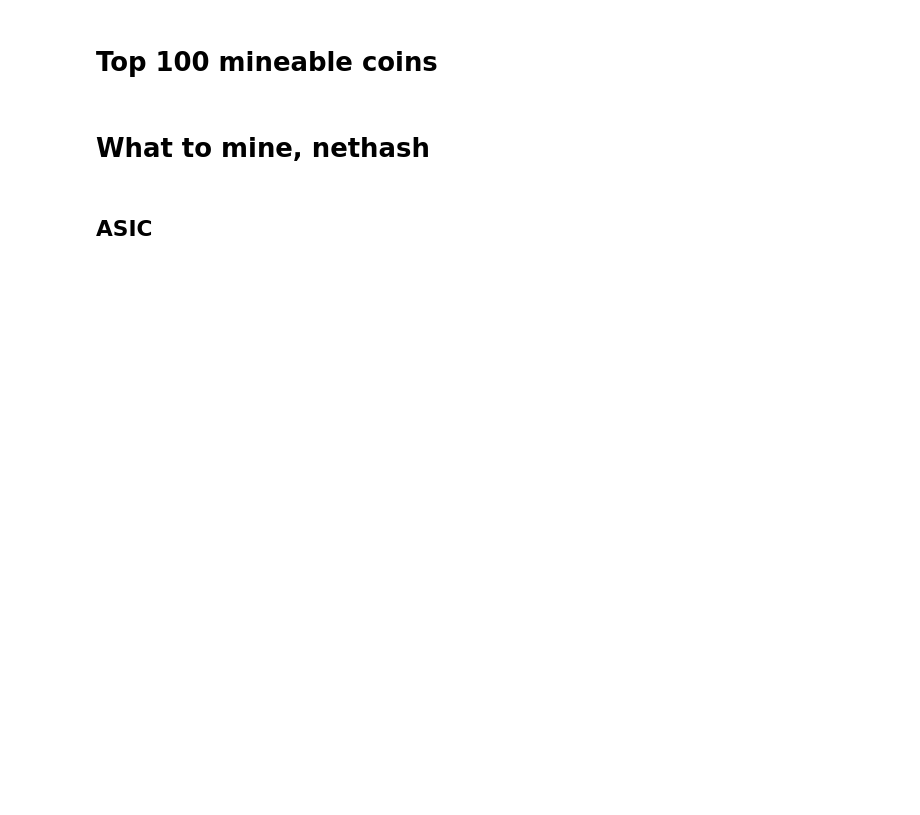
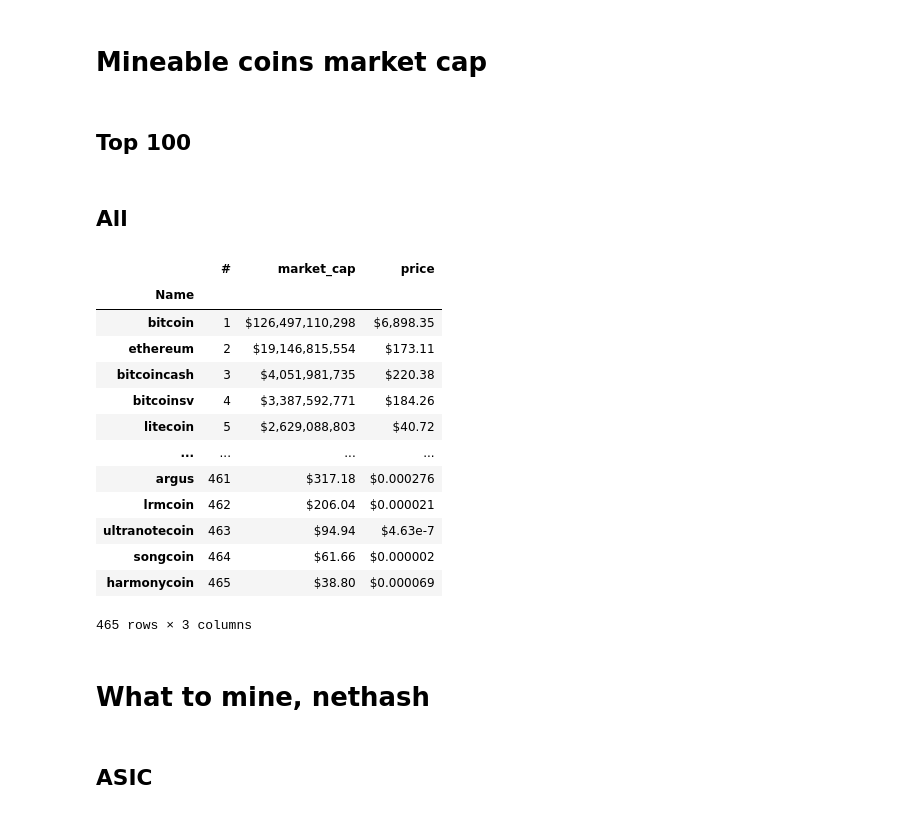
Before and after one commit to Lukasdeloose/sustainable_blockchain, a Jupyter notebook: data_analysis/webscrape.ipynb, the cells around one changed output. Drawn from its saved outputs; the diff is of its cells as text; code cells hidden in the pictures; blank space fills up the shorter version.

```diff
--- a/data_analysis/webscrape.ipynb
+++ b/data_analysis/webscrape.ipynb
@@ -10,8 +10,10 @@ from bs4 import BeautifulSoup
 # %%
 def clean_names(names):
     return names.str.lower().str.replace(' ', '').str.replace('-','')
+# %% [markdown]
+# Mineable coins market cap
 # %% [markdown]
-# Top 100 mineable coins
+## Top 100
 # %%
 # Top 100 mineable coins
 url = 'https://coinmarketcap.com/coins/views/filter-non-mineable/'
@@ -43,3 +45,55 @@ mineable_100 = mineable_100.set_index('Name')
 mineable_100 = mineable_100.set_index(clean_names(mineable_100.index))
 mineable_100 = mineable_100[['#', "Market Cap", "Price"]]
 mineable_100 = mineable_100.rename(columns={'Market Cap': 'market_cap', 'Price':'price'})
+# %% [markdown]
+## All
+# %%
+column_names = []
+data = []
+for i in range(1,6):
+    url = 'https://coinmarketcap.com/coins/views/filter-non-mineable/'+str(i)+'/'
+
+    r = requests.get(url)
+
+    page_body = r.text
+    soup = BeautifulSoup(page_body, 'html.parser')
+    table = soup.find_all('div', class_='cmc-table__table-wrapper-outer')
+
+    if i == 1:
+        # Get column names
+        for header in table[0].find_all('th'):
+            column_names.append(str(header.string))
+        # Drop graphs
+        column_names.pop()
+        column_names.pop()
+
+    for row in table[2].find_all('tr')[1:]:
+        new_row = []
+        for entry in row:
+            new_row.append(entry.text)
+        new_row.pop()
+        new_row.pop()
+        data.append(new_row)
+
+mineable = pd.DataFrame(data, columns = column_names)
+mineable = mineable.set_index('Name')
+mineable = mineable.set_index(clean_names(mineable.index))
+mineable = mineable[['#', "Market Cap", "Price"]]
+mineable = mineable.rename(columns={'Market Cap': 'market_cap', 'Price':'price'})
+mineable = mineable[mineable['market_cap']!='$?']
+mineable
+# %% [output]
+|  | # | market_cap | price |
+| Name |  |  |  |
+| bitcoin | 1 | $126,497,110,298 | $6,898.35 |
+| ethereum | 2 | $19,146,815,554 | $173.11 |
+| bitcoincash | 3 | $4,051,981,735 | $220.38 |
+| bitcoinsv | 4 | $3,387,592,771 | $184.26 |
+| litecoin | 5 | $2,629,088,803 | $40.72 |
+| ... | ... | ... | ... |
+| argus | 461 | $317.18 | $0.000276 |
+| lrmcoin | 462 | $206.04 | $0.000021 |
+| ultranotecoin | 463 | $94.94 | $4.63e-7 |
+| songcoin | 464 | $61.66 | $0.000002 |
+| harmonycoin | 465 | $38.80 | $0.000069 |
+465 rows × 3 columns
```
Also changed, not shown: parts of 1 cell of this notebook, 4 other files.
